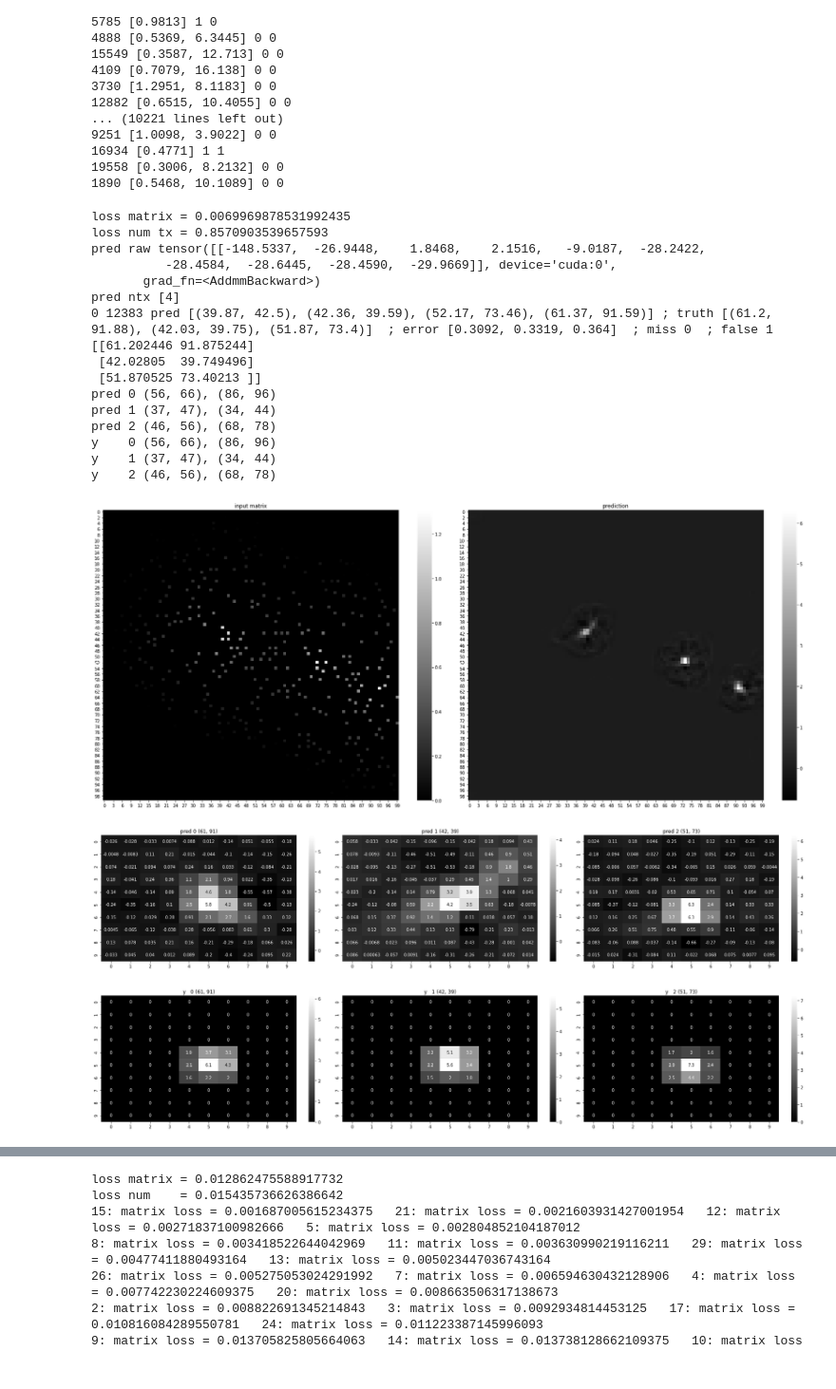
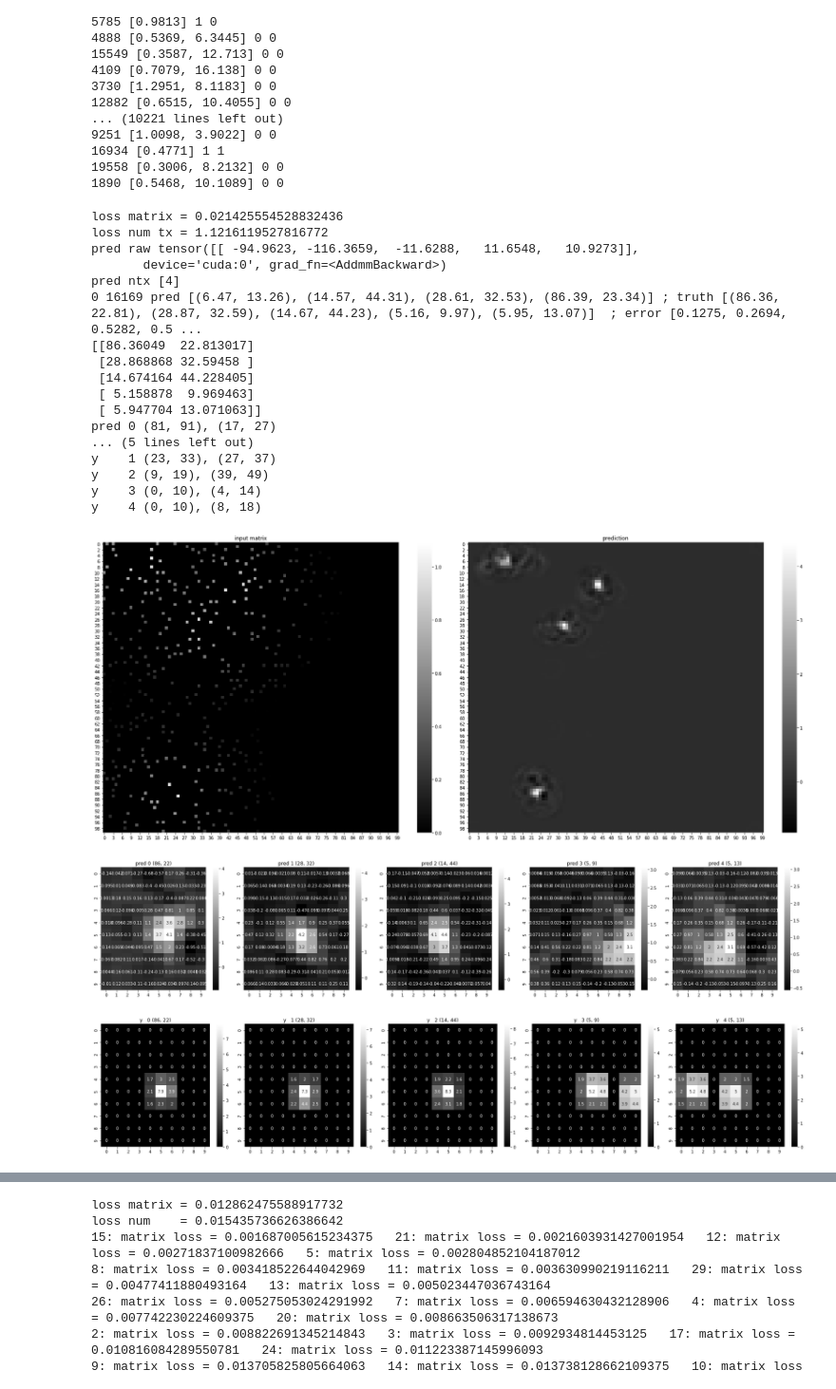
Before and after one commit to caitaozhan/deeplearning-localization, a Jupyter notebook: CNN-translation-multi-rand-dist-upbound.ipynb, the cells around one changed output, grey strips where cells are left out. Shown at 95% size. Cells and saved outputs as stored; diff of their text form; code cells hidden in the pictures.

Commit message:
fix edge issue, more training

```diff
--- a/CNN-translation-multi-rand-dist-upbound.ipynb
+++ b/CNN-translation-multi-rand-dist-upbound.ipynb
@@ -263,8 +263,8 @@ tf = T.Compose([
      T.ToTensor()])
 
 # training
-i = 0
-root_dir = './data/matrix-train53'
+i = 4
+root_dir = './data/matrix-train60'
 sensor_input_dataset = SensorInputDatasetTranslation(root_dir = root_dir, transform = tf)
 sensor_input_dataloader = DataLoader(sensor_input_dataset, batch_size=32, shuffle=True, num_workers=3, collate_fn=my_collate)
 print('matrix shape:', sensor_input_dataset[i]['matrix'].shape)
@@ -275,7 +275,7 @@ print('length:', sensor_input_dataset.__len__())
 
 print('---\n')
 # testing
-root_dir = './data/matrix-test53'
+root_dir = './data/matrix-test60'
 sensor_input_test_dataset = SensorInputDatasetTranslation(root_dir = root_dir, transform = tf)
 sensor_input_test_dataloader = DataLoader(sensor_input_test_dataset, batch_size=32, shuffle=True, num_workers=3, collate_fn=my_collate)
 print('matrix type:', sensor_input_test_dataset[i]['matrix'].dtype)
@@ -457,8 +457,8 @@ def plot_epoch_stats(train_losses1, train_losses2, train_errors1, train_errors2,
 device     = torch.device('cuda')
 
 
-path1 = 'model/model1-11.11-3.pt'
-path2 = 'model/model2-11.11-3.pt'
+path1 = 'model/model1-11.12-2.pt'
+path2 = 'model/model2-11.12-2.pt'
 model1_minloss = 1000
 model2_minloss = 1000
 
@@ -485,7 +485,7 @@ test_num_tx = []
 print_every = 200
 error_every = 200
 zeros  = make_zeros(batch=32, length=100)
-alpha  = 0.001    # control regulation
+alpha  = 0    # control regulation
 
 for epoch in range(num_epochs):
     print(f'epoch = {epoch}')
@@ -630,8 +630,8 @@ train loss for image translation
 # %%
 # evaluation for all test samples
 
-path1 = 'model/model1-11.10.pt'
-path2 = 'model/model2-11.11.pt'
+path1 = 'model/model1-11.12.pt'
+path2 = 'model/model2-11.12-2.pt'
 
 device = torch.device('cuda')
 model1 = NetTranslation4()
@@ -803,7 +832,9 @@ def myplot3(pred, y, y_float):
 # idx = 12289   # one TX cannot meet peak threshold at low sensor density area
 # idx = 12215 # too close to call (tctc)
 # idx = 11221     # num of TX wrong, but peak finding is right
-idx = 12383
+
+idx = 17567    # three TX close to each other
+idx = 16169
 
 def one_sample(idx):
     device = torch.device('cuda')
@@ -835,48 +866,49 @@ def one_sample(idx):
     errors, misses, falses = Metrics.localization_error_image_continuous(pred_matrix.copy(), pred_ntx, y_f, indx, Default.grid_length, peak_threshold=1, debug=True)
 
     pred_matrix = pred_matrix[0][0]
     fig, axs = plt.subplots(1, 2, figsize=(24, 10))
     X = X[0][0].data.cpu().numpy()
     sns.heatmap(X, cmap='gray', ax=axs[0])
     axs[0].set_title('input matrix')
     sns.heatmap(pred_matrix, cmap='gray', ax=axs[1])
     axs[1].set_title('prediction')
     plt.tight_layout()
     np.savetxt('test.txt', pred_matrix)
     y = y.data.cpu().numpy()[0][0]
     y_f = y_f[0]
     myplot3(pred_matrix, y, y_f)
 
     fig, axes = plt.subplots(2, int(len(y_f)/2 + 0.5), figsize=(25, 12))
     for i in range(len(y_f)):
         a, b = y_f[i]
         a, b = int(a), int(b)
         a1 = a-10 if a >= 10 else 0
         a2 = a+10 if a <= Default.grid_length-10 else Default.grid_length
         b1 = b-10 if b >= 10 else 0
         b2 = b+10 if b <= Default.grid_length-10 else Default.grid_length
         sns.heatmap(X[a1:a2,b1:b2], cmap='gray', annot=True, ax=axes.flat[i])
         axes.flat[i].set_title(f'Input image at {i} ({a}, {b})')
     fig.tight_layout()
 
 one_sample(idx)
 # %% [output]
-loss matrix = 0.0069969878531992435
-loss num tx = 0.8570903539657593
-pred raw tensor([[-148.5337,  -26.9448,    1.8468,    2.1516,   -9.0187,  -28.2422,
-          -28.4584,  -28.6445,  -28.4590,  -29.9669]], device='cuda:0',
-       grad_fn=<AddmmBackward>)
+loss matrix = 0.021425554528832436
+loss num tx = 1.1216119527816772
+pred raw tensor([[ -94.9623, -116.3659,  -11.6288,   11.6548,   10.9273]],
+       device='cuda:0', grad_fn=<AddmmBackward>)
 pred ntx [4]
-0 12383 pred [(39.87, 42.5), (42.36, 39.59), (52.17, 73.46), (61.37, 91.59)] ; truth [(61.2, 91.88), (42.03, 39.75), (51.87, 73.4)]  ; error [0.3092, 0.3319, 0.364]  ; miss 0  ; false 1
-[[61.202446 91.875244]
- [42.02805  39.749496]
- [51.870525 73.40213 ]]
-pred 0 (56, 66), (86, 96)
-pred 1 (37, 47), (34, 44)
-pred 2 (46, 56), (68, 78)
-y    0 (56, 66), (86, 96)
-y    1 (37, 47), (34, 44)
-y    2 (46, 56), (68, 78)
+0 16169 pred [(6.47, 13.26), (14.57, 44.31), (28.61, 32.53), (86.39, 23.34)] ; truth [(86.36, 22.81), (28.87, 32.59), (14.67, 44.23), (5.16, 9.97), (5.95, 13.07)]  ; error [0.1275, 0.2694, 0.5282, 0.5 ...
+[[86.36049  22.813017]
+ [28.868868 32.59458 ]
+ [14.674164 44.228405]
+ [ 5.158878  9.969463]
+ [ 5.947704 13.071063]]
+pred 0 (81, 91), (17, 27)
+... (5 lines left out)
+y    1 (23, 33), (27, 37)
+y    2 (9, 19), (39, 49)
+y    3 (0, 10), (4, 14)
+y    4 (0, 10), (8, 18)
-[figure, old version]
+[figure, new version]
-[figure, old version]
+[figure, new version]
-[figure, old version]
+[figure, new version]
```
Also changed, not shown: parts of 10 cells of this notebook, 6 other files.
